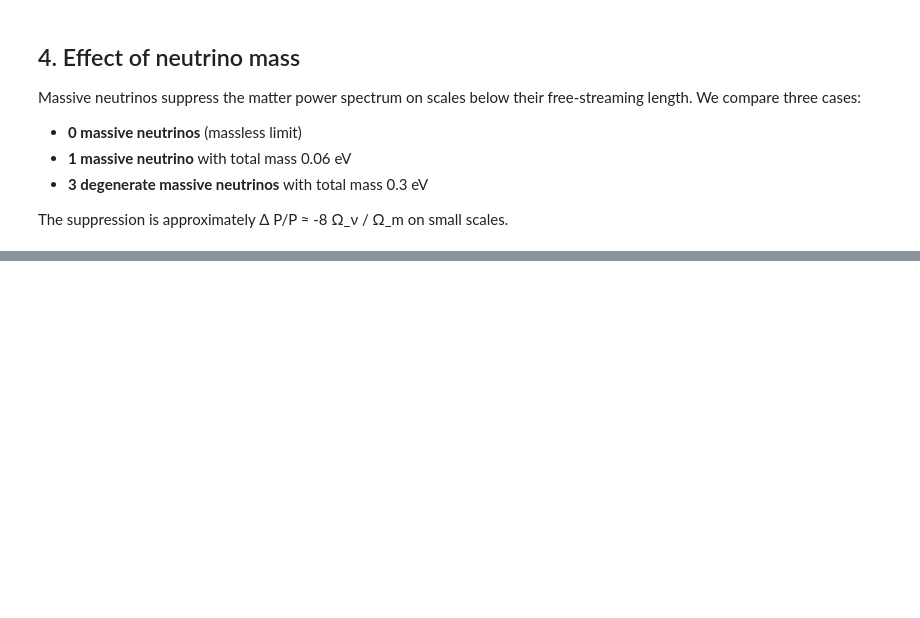
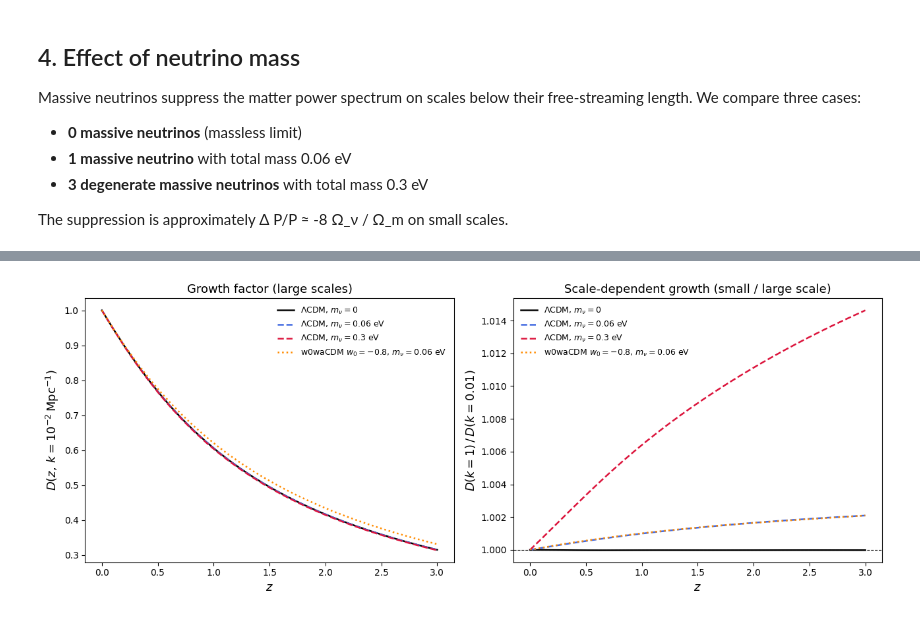
Before and after one commit to cloe-org/playground, a Jupyter notebook: tutorials/cosmology/cosmopower_jax_cosmology.ipynb, the cells around one changed output, grey strips where cells are left out. Drawn from its saved outputs; the diff is of its cells as text; code cells hidden in the pictures; blank space fills up the shorter version.

```diff
--- a/tutorials/cosmology/cosmopower_jax_cosmology.ipynb
+++ b/tutorials/cosmology/cosmopower_jax_cosmology.ipynb
@@ -213,0 +302,44 @@ plt.show()
+# %%
+z_gf = np.linspace(0.0, 3.0, 30)
+
+gf_models = [
+    {'N_mnu': 0, 'mnu': 0.0,  'w0': -1.0, 'wa': 0.0, 'label': r'ΛCDM, $m_\nu=0$',          'color': 'black',      'ls': '-'},
+    {'N_mnu': 1, 'mnu': 0.06, 'w0': -1.0, 'wa': 0.0, 'label': r'ΛCDM, $m_\nu=0.06$ eV',    'color': 'royalblue',  'ls': '--'},
+    {'N_mnu': 1, 'mnu': 0.3,  'w0': -1.0, 'wa': 0.0, 'label': r'ΛCDM, $m_\nu=0.3$ eV',     'color': 'crimson',    'ls': '--'},
+    {'N_mnu': 1, 'mnu': 0.06, 'w0': -0.8, 'wa': 0.0, 'label': r'w0waCDM $w_0=-0.8$, $m_\nu=0.06$ eV', 'color': 'darkorange', 'ls': ':'},
+]
+
+k_large = 1e-2   # large scale (k in Mpc^-1)
+k_small = 1.0    # small scale
+
+fig, axes = plt.subplots(1, 2, figsize=(13, 5))
+
+for m in gf_models:
+    cosmo_gf = {**cosmo, 'N_mnu': m['N_mnu'], 'mnu': m['mnu'], 'w0': m['w0'], 'wa': m['wa']}
+    bg_gf    = CAMBBackground(**cosmo_gf)
+    if m['w0'] == -1.0 and m['wa'] == 0.0:
+        lin_gf = CosmoPowerJAXLCDMPerturbations.Linear(background=bg_gf, redshifts=z_gf)
+    else:
+        lin_gf = CosmoPowerJAXw0waCDMPerturbations.Linear(background=bg_gf, redshifts=z_gf)
+
+    D_large = np.squeeze(lin_gf.growth_factor(z_gf, np.array([k_large])))
+    D_small = np.squeeze(lin_gf.growth_factor(z_gf, np.array([k_small])))
+
+    axes[0].plot(z_gf, D_large, color=m['color'], ls=m['ls'], lw=1.8, label=m['label'])
+    axes[1].plot(z_gf, D_small / D_large, color=m['color'], ls=m['ls'], lw=1.8, label=m['label'])
+
+axes[0].set_xlabel(r'$z$', fontsize=13)
+axes[0].set_ylabel(r'$D(z,\,k=10^{-2}\,\mathrm{Mpc}^{-1})$', fontsize=13)
+axes[0].set_title('Growth factor (large scales)', fontsize=13)
+axes[0].legend(fontsize=9, frameon=False)
+
+axes[1].axhline(1, color='k', lw=0.8, ls='--')
+axes[1].set_xlabel(r'$z$', fontsize=13)
+axes[1].set_ylabel(r'$D(k=1)\,/\,D(k=0.01)$', fontsize=13)
+axes[1].set_title('Scale-dependent growth (small / large scale)', fontsize=13)
+axes[1].legend(fontsize=9, frameon=False)
+
+plt.tight_layout()
+plt.show()
+# %% [output]
+[figure, added]
```
Also changed, not shown: parts of 15 cells of this notebook.
